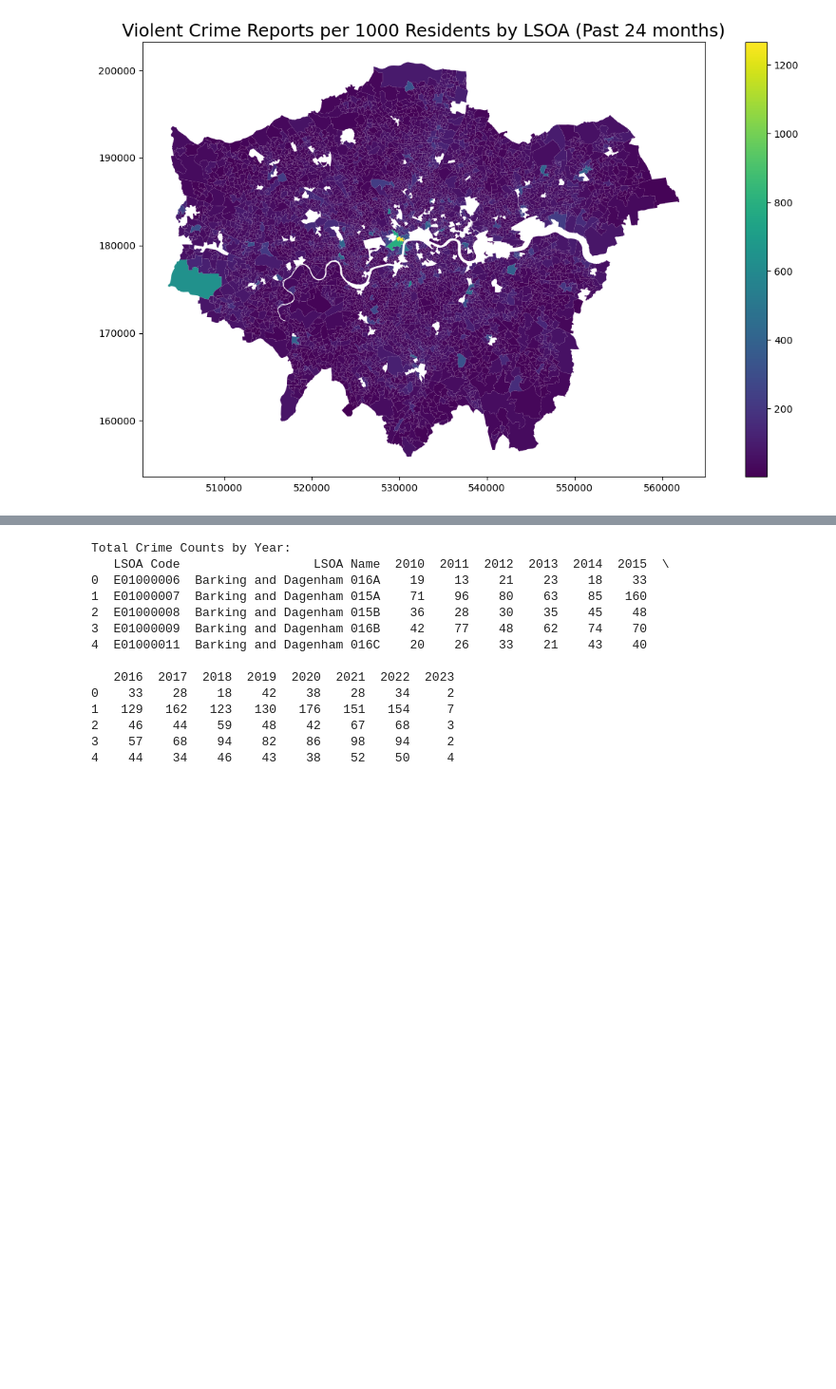
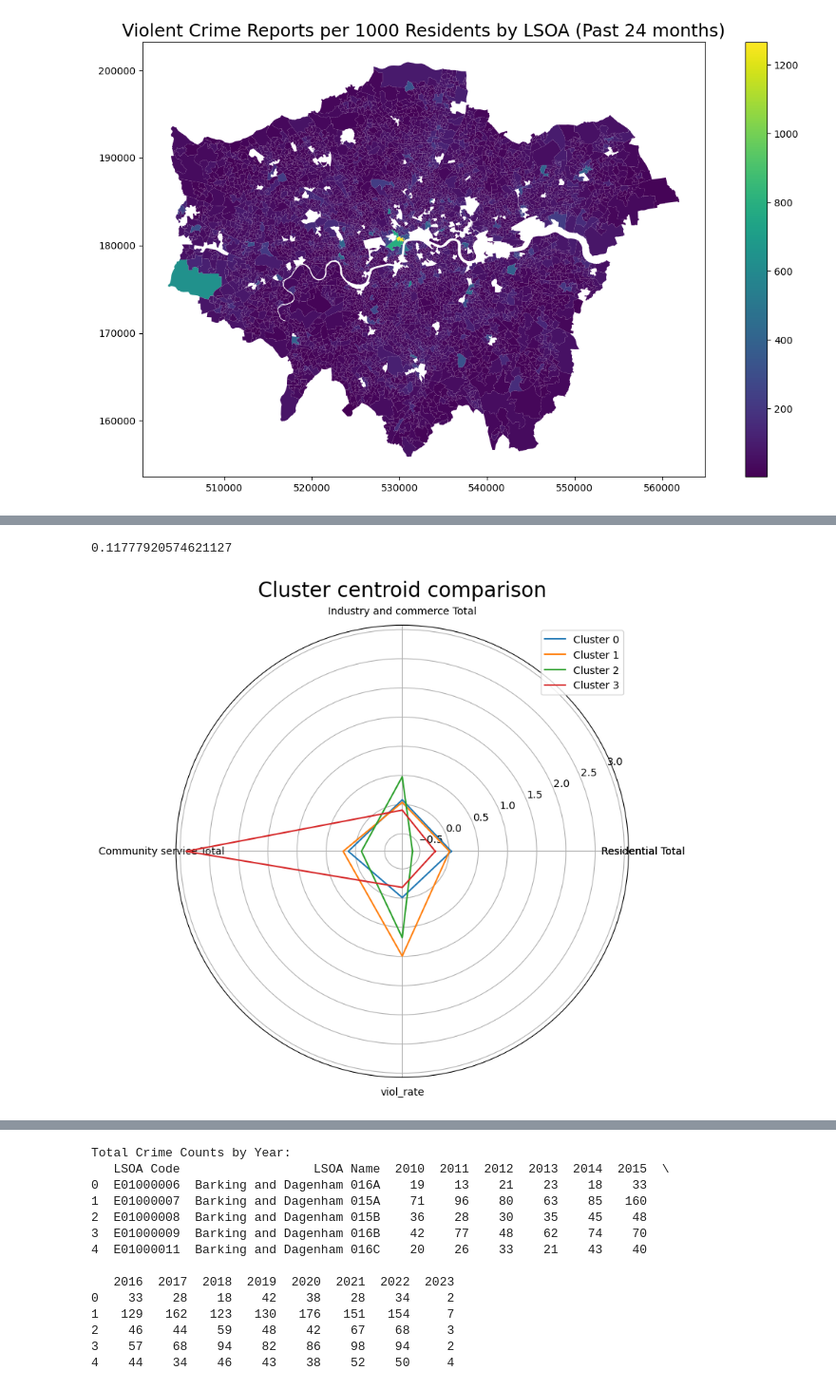
Before and after one commit to jyjylow/casa0006-assessment, a Jupyter notebook: CASA0006_Assessment.ipynb, the cells around one changed output, grey strips where cells are left out. Shown at 95% size. Saved outputs shown, nothing was run; the diff lists cells and outputs as text; code cells hidden in the pictures; blank space fills up the shorter version.

```diff
--- a/CASA0006_Assessment.ipynb
+++ b/CASA0006_Assessment.ipynb
@@ -455,0 +522,45 @@ plt.show()
+# %%
+metrics.silhouette_score(normed_0, dbsc.labels_)
+# %% [output]
+0.11777920574621127
+# %%
+# Function to plot radar plots
+def radar_plot_cluster_centroids(df_cluster_centroid):
+    # parameters
+    # df_cluster_centroid: a dataframe with rows representing a cluster centroid and columns representing variables
+
+    # add an additional element to both categories and restaurants that’s identical to the first item
+    # manually 'close' the line
+    categories = df_cluster_centroid.columns.values.tolist()
+    categories = [*categories, categories[0]]
+
+    label_loc = np.linspace(start=0, stop=2 * np.pi, num=len(categories))
+
+    plt.figure(figsize=(12, 8))
+    plt.subplot(polar=True)
+    for index, row in df_cluster_centroid.iterrows():
+        centroid = row.tolist()
+        centroid = [*centroid, centroid[0]]
+        label = "Cluster {}".format(index)
+        plt.plot(label_loc, centroid, label=label)
+    plt.title('Cluster centroid comparison', size=20, y=1.05)
+    lines, labels = plt.thetagrids(np.degrees(label_loc), labels=categories)
+    plt.legend()
+    plt.show()
+# %%
+# Visualising cluster centroids with a radar plot
+df_dbscan = normed_0.copy()
+
+# Assigning cluster numbers to LSOAs
+df_dbscan['cluster_nm'] = dbsc.labels_
+
+# Calculating variable means for each cluster as centroids
+df_dbscan_centroid = df_dbscan.groupby('cluster_nm').mean()
+
+# Dropping outliers (DBSCAN cluster = -1)
+df_dbscan_centroid.drop(-1, inplace=True)
+
+# Plotting radar plot
+radar_plot_cluster_centroids(df_dbscan_centroid)
+# %% [output]
+[figure, added]
```
Also changed, not shown: parts of 46 cells of this notebook.
